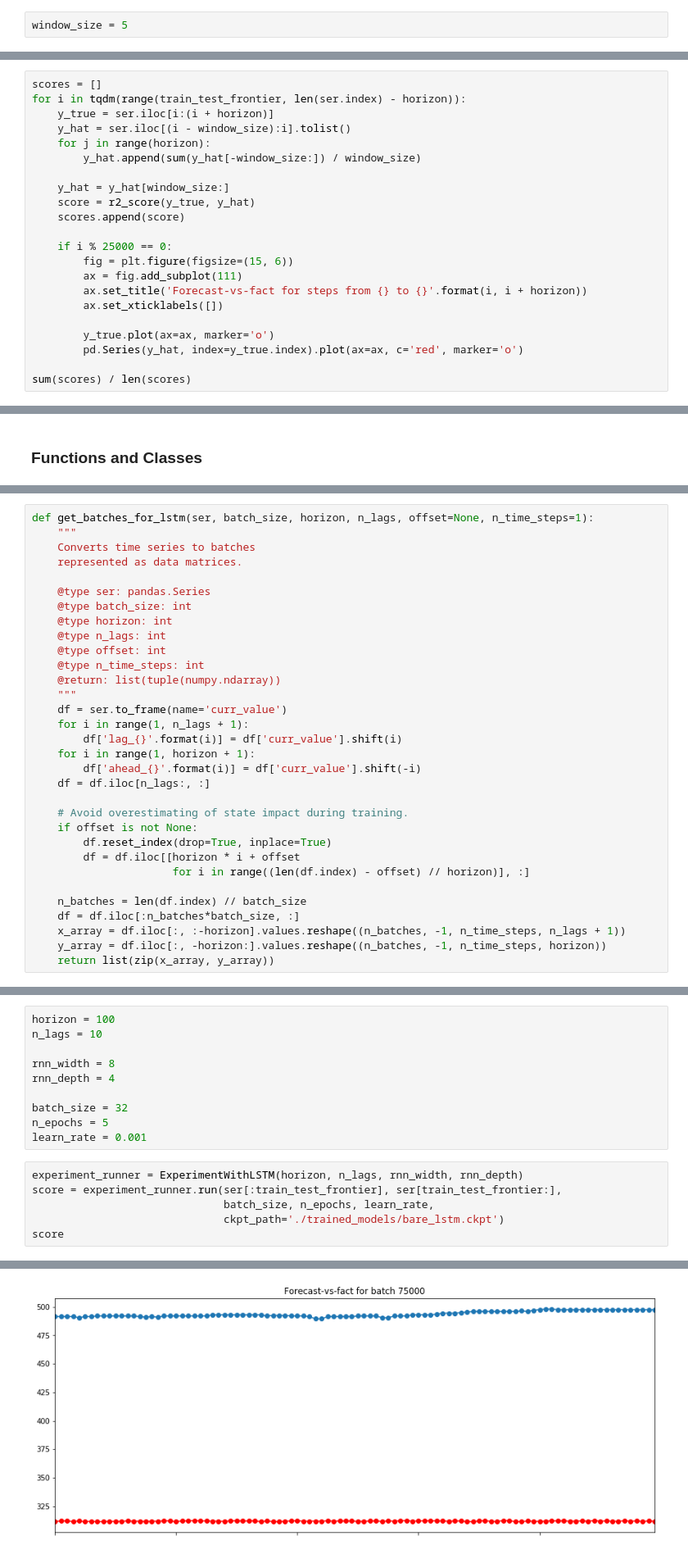
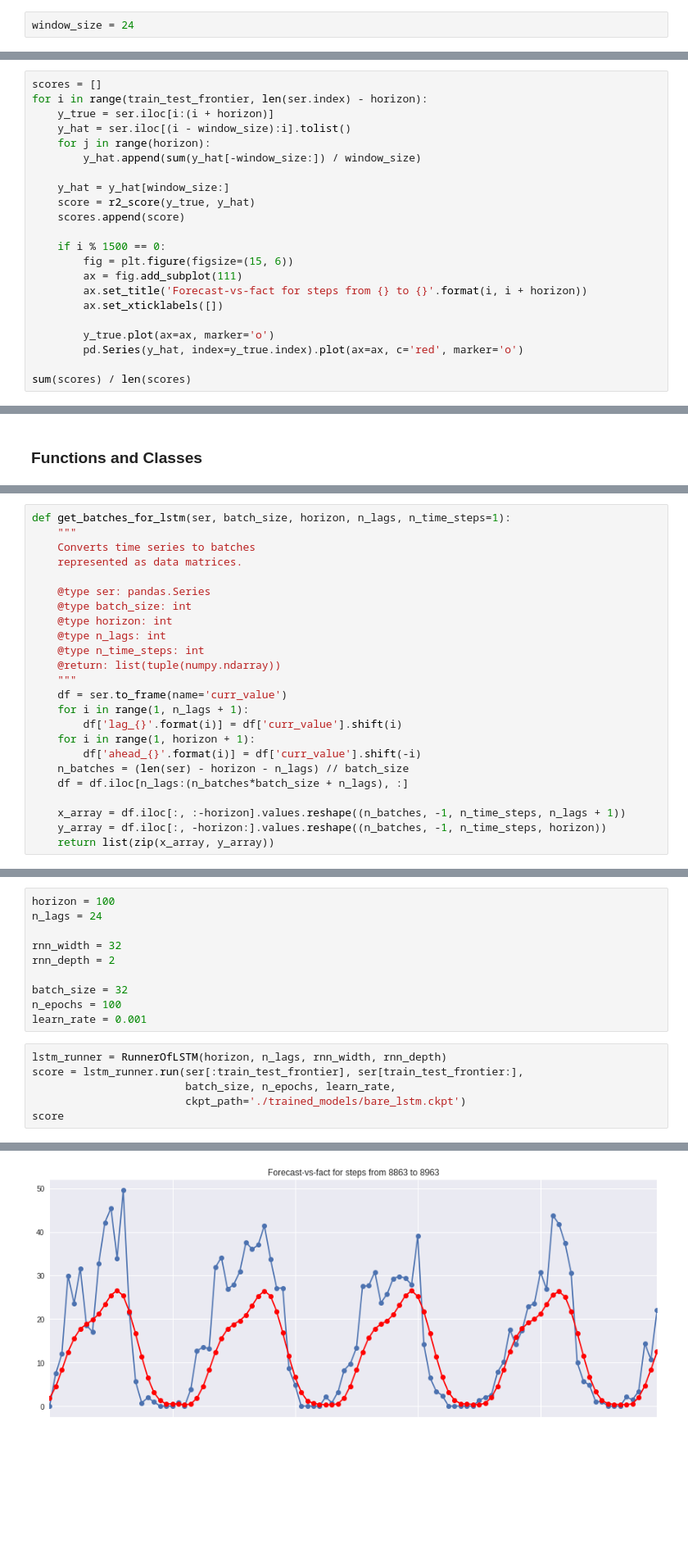
Before and after one commit to Nikolay-Lysenko/presentations, a Jupyter notebook: lstm_and_the_past/lstm_and_data_matrices_with_info_about_the_past.ipynb, the cells around one changed output, grey strips where cells are left out. Shown at 82% size. Drawn from its saved outputs; the diff is of its cells as text; blank space fills up the shorter version.

```diff
--- a/lstm_and_the_past/lstm_and_data_matrices_with_info_about_the_past.ipynb
+++ b/lstm_and_the_past/lstm_and_data_matrices_with_info_about_the_past.ipynb
@@ -57,5 +70,5 @@ Below results of MA(5) model are shown. One can try to use other window sizes
 # %%
-window_size = 5
+window_size = 24
 # %%
 ma_preds = ser.shift().rolling(window=window_size, min_periods=1).mean()
 ma_preds.iloc[0] = 0
@@ -89,7 +104,7 @@ train_ratio = 0.75
 train_test_frontier = int(round(train_ratio * len(ser.index), 0))
 # %%
 scores = []
-for i in tqdm(range(train_test_frontier, len(ser.index) - horizon)):
+for i in range(train_test_frontier, len(ser.index) - horizon):
     y_true = ser.iloc[i:(i + horizon)]
     y_hat = ser.iloc[(i - window_size):i].tolist()
     for j in range(horizon):
@@ -99,7 +114,7 @@ for i in tqdm(range(train_test_frontier, len(ser.index) - horizon)):
     score = r2_score(y_true, y_hat)
     scores.append(score)
 
-    if i % 25000 == 0:
+    if i % 1500 == 0:
         fig = plt.figure(figsize=(15, 6))
         ax = fig.add_subplot(111)
         ax.set_title('Forecast-vs-fact for steps from {} to {}'.format(i, i + horizon))
@@ -147,7 +160,7 @@ def build_rnn(inputs, n_outputs, rnn_width, rnn_depth):
     preds = tf.identity(preds, name='predictions')
     return preds, initial_state, final_state
 # %%
-def get_batches_for_lstm(ser, batch_size, horizon, n_lags, offset=None, n_time_steps=1):
+def get_batches_for_lstm(ser, batch_size, horizon, n_lags, n_time_steps=1):
     """
     Converts time series to batches
     represented as data matrices.
@@ -156,7 +169,6 @@ def get_batches_for_lstm(ser, batch_size, horizon, n_lags, offset=None, n_time_s
     @type batch_size: int
     @type horizon: int
     @type n_lags: int
-    @type offset: int
     @type n_time_steps: int
     @return: list(tuple(numpy.ndarray))
     """
@@ -165,16 +177,9 @@ def get_batches_for_lstm(ser, batch_size, horizon, n_lags, offset=None, n_time_s
         df['lag_{}'.format(i)] = df['curr_value'].shift(i)
     for i in range(1, horizon + 1):
         df['ahead_{}'.format(i)] = df['curr_value'].shift(-i)
-    df = df.iloc[n_lags:, :]
+    n_batches = (len(ser) - horizon - n_lags) // batch_size
+    df = df.iloc[n_lags:(n_batches*batch_size + n_lags), :]
 
-    # Avoid overestimating of state impact during training.
-    if offset is not None:
-        df.reset_index(drop=True, inplace=True)
-        df = df.iloc[[horizon * i + offset
-                      for i in range((len(df.index) - offset) // horizon)], :]
-
-    n_batches = len(df.index) // batch_size
-    df = df.iloc[:n_batches*batch_size, :]
     x_array = df.iloc[:, :-horizon].values.reshape((n_batches, -1, n_time_steps, n_lags + 1))
     y_array = df.iloc[:, -horizon:].values.reshape((n_batches, -1, n_time_steps, horizon))
     return list(zip(x_array, y_array))
@@ -334,17 +327,17 @@ class ExperimentWithLSTM(object):
 # %%
 horizon = 100
-n_lags = 10
+n_lags = 24
 
-rnn_width = 8
-rnn_depth = 4
+rnn_width = 32
+rnn_depth = 2
 
 batch_size = 32
-n_epochs = 5
+n_epochs = 100
 learn_rate = 0.001
 # %%
-experiment_runner = ExperimentWithLSTM(horizon, n_lags, rnn_width, rnn_depth)
-score = experiment_runner.run(ser[:train_test_frontier], ser[train_test_frontier:],
-                              batch_size, n_epochs, learn_rate,
-                              ckpt_path='./trained_models/bare_lstm.ckpt')
+lstm_runner = RunnerOfLSTM(horizon, n_lags, rnn_width, rnn_depth)
+score = lstm_runner.run(ser[:train_test_frontier], ser[train_test_frontier:],
+                        batch_size, n_epochs, learn_rate,
+                        ckpt_path='./trained_models/bare_lstm.ckpt')
 score
 # %% [output]
@@ -376 +368 @@ ValueError: Input contains NaN, infinity or a value too large for dtype('float64
-[figure, old version]
+[figure, new version]
```
Also changed, not shown: parts of 20 cells of this notebook, 2 other files.
